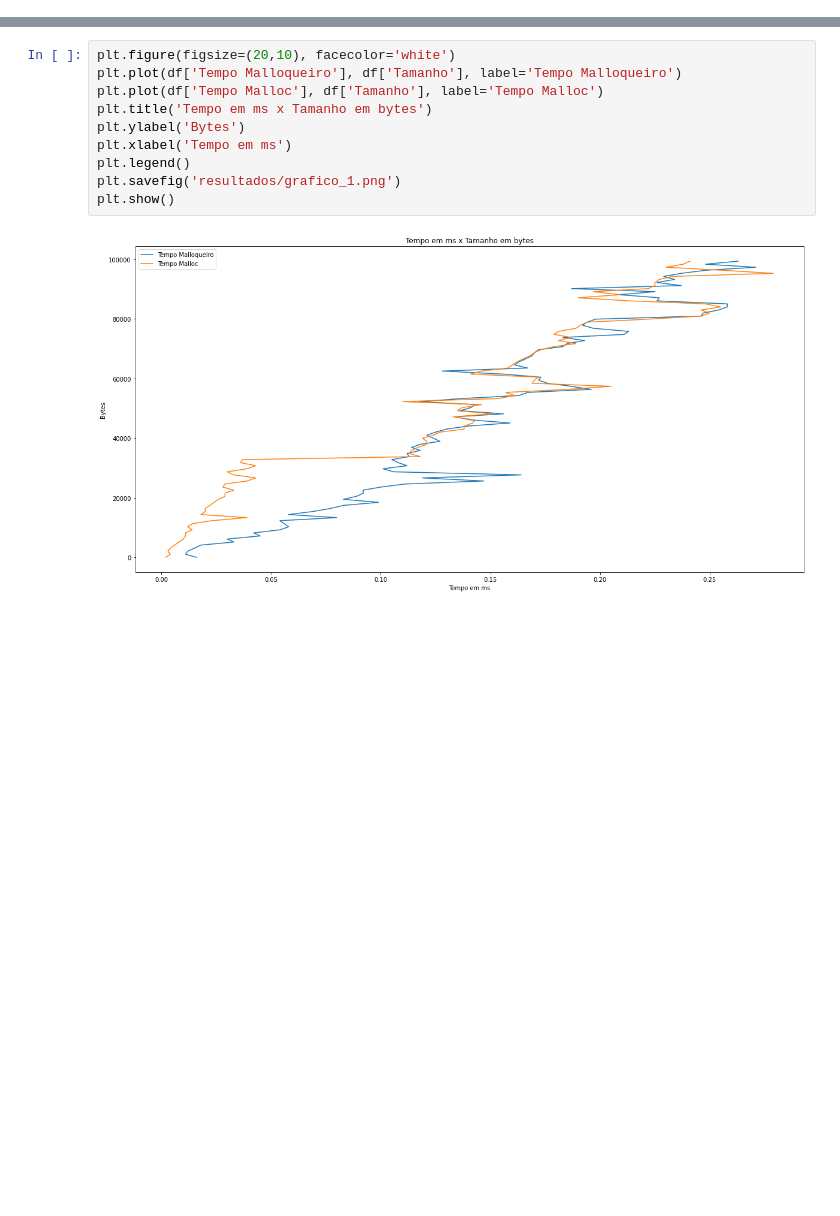
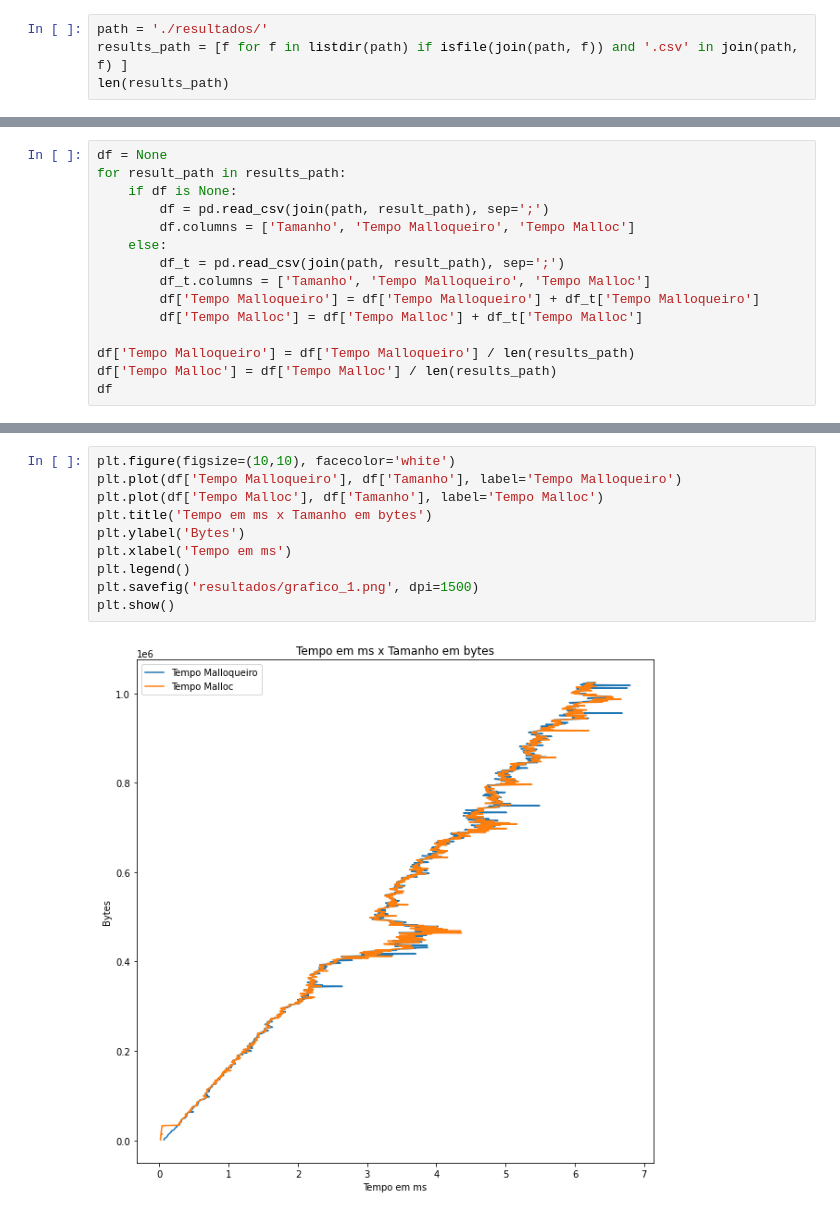
Before and after one commit to Softawii/Malloqueiro, a Jupyter notebook: dados.ipynb, the cells around one changed output, grey strips where cells are left out. Drawn from its saved outputs; the diff is of its cells as text; blank space fills up the shorter version.

Commit message:
Benchmark e resultados

```diff
--- a/dados.ipynb
+++ b/dados.ipynb
@@ -22,0 +7,4 @@ df
+# %%
+path = './resultados/'
+results_path = [f for f in listdir(path) if isfile(join(path, f)) and '.csv' in join(path, f) ]
+len(results_path)
@@ -22,0 +13,15 @@ df
+# %%
+df = None
+for result_path in results_path:
+    if df is None:
+        df = pd.read_csv(join(path, result_path), sep=';')
+        df.columns = ['Tamanho', 'Tempo Malloqueiro', 'Tempo Malloc']
+    else:
+        df_t = pd.read_csv(join(path, result_path), sep=';')
+        df_t.columns = ['Tamanho', 'Tempo Malloqueiro', 'Tempo Malloc']
+        df['Tempo Malloqueiro'] = df['Tempo Malloqueiro'] + df_t['Tempo Malloqueiro']
+        df['Tempo Malloc'] = df['Tempo Malloc'] + df_t['Tempo Malloc']
+
+df['Tempo Malloqueiro'] = df['Tempo Malloqueiro'] / len(results_path)
+df['Tempo Malloc'] = df['Tempo Malloc'] / len(results_path)
+df
@@ -23,12 +42,12 @@ df
 # %%
-plt.figure(figsize=(20,10), facecolor='white')
+plt.figure(figsize=(10,10), facecolor='white')
 plt.plot(df['Tempo Malloqueiro'], df['Tamanho'], label='Tempo Malloqueiro')
 plt.plot(df['Tempo Malloc'], df['Tamanho'], label='Tempo Malloc')
 plt.title('Tempo em ms x Tamanho em bytes')
 plt.ylabel('Bytes')
 plt.xlabel('Tempo em ms')
 plt.legend()
-plt.savefig('resultados/grafico_1.png')
+plt.savefig('resultados/grafico_1.png', dpi=1500)
 plt.show()
 # %% [output]
-[figure, old version]
+[figure, new version]
```
Also changed, not shown: parts of 4 cells of this notebook, 4 other files.
